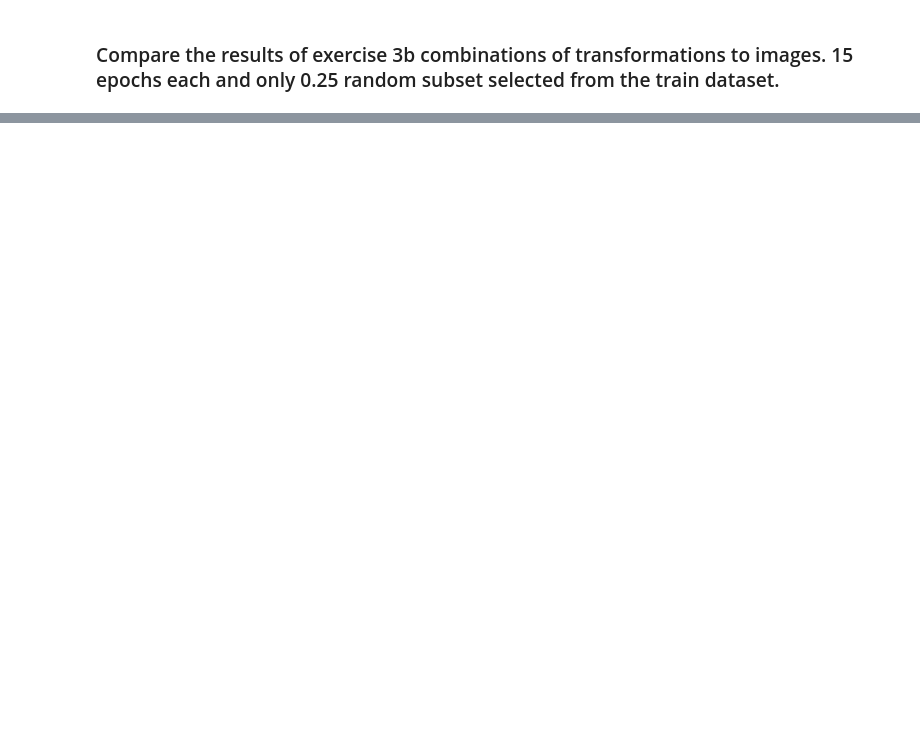
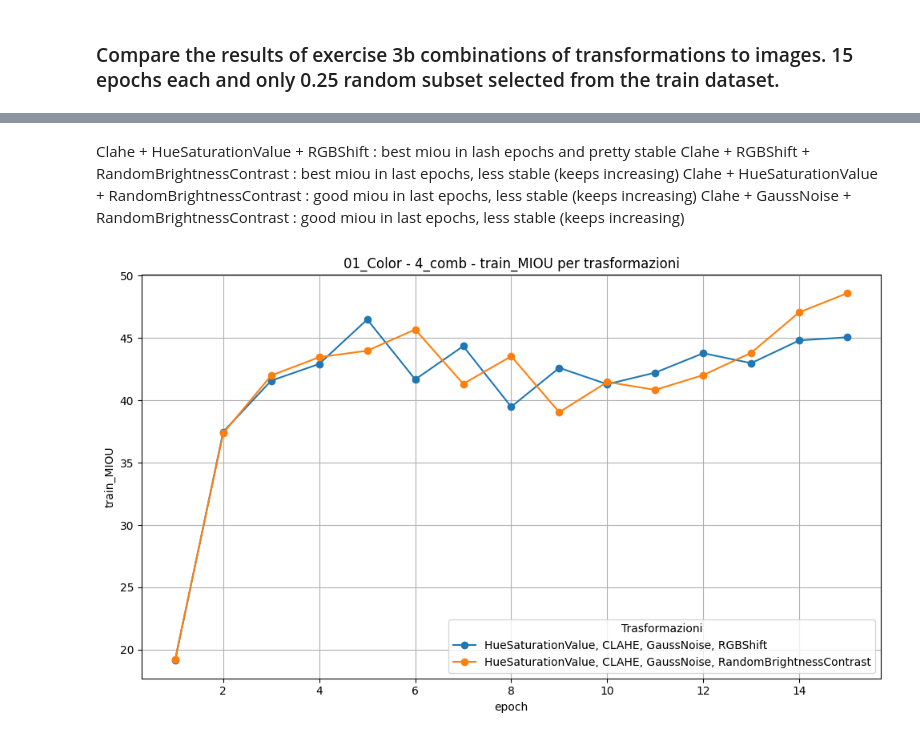
Before and after one commit to elisabettaroviera/MLDL-Project, a Jupyter notebook: 3b_comparison_augs.ipynb, the cells around one changed output, grey strips where cells are left out. Saved outputs shown, nothing was run; the diff lists cells and outputs as text; code cells hidden in the pictures; blank space fills up the shorter version.

```diff
--- a/3b_comparison_augs.ipynb
+++ b/3b_comparison_augs.ipynb
@@ -186,2 +192,9 @@ plot_train_miou_composite(root_dir='.', nome_cartelle=['1_Color'], comb_list=[3]
+# %% [markdown]
+Clahe + HueSaturationValue + RGBShift : best miou in lash epochs and pretty stable
+Clahe + RGBShift + RandomBrightnessContrast : best miou in last epochs, less stable (keeps increasing)
+Clahe + HueSaturationValue + RandomBrightnessContrast : good miou in last epochs, less stable (keeps increasing)
+Clahe + GaussNoise + RandomBrightnessContrast : good miou in last epochs, less stable (keeps increasing)
 # %%
-plot_train_miou_composite(root_dir='.', nome_cartelle=['1_Color'], comb_list=[4])
+plot_train_miou_composite(root_dir='./1_Color', nome_cartelle=['01_Color'], comb_list=[4])
+# %% [output]
+[figure, added]
```
Also changed, not shown: parts of 17 cells of this notebook.
